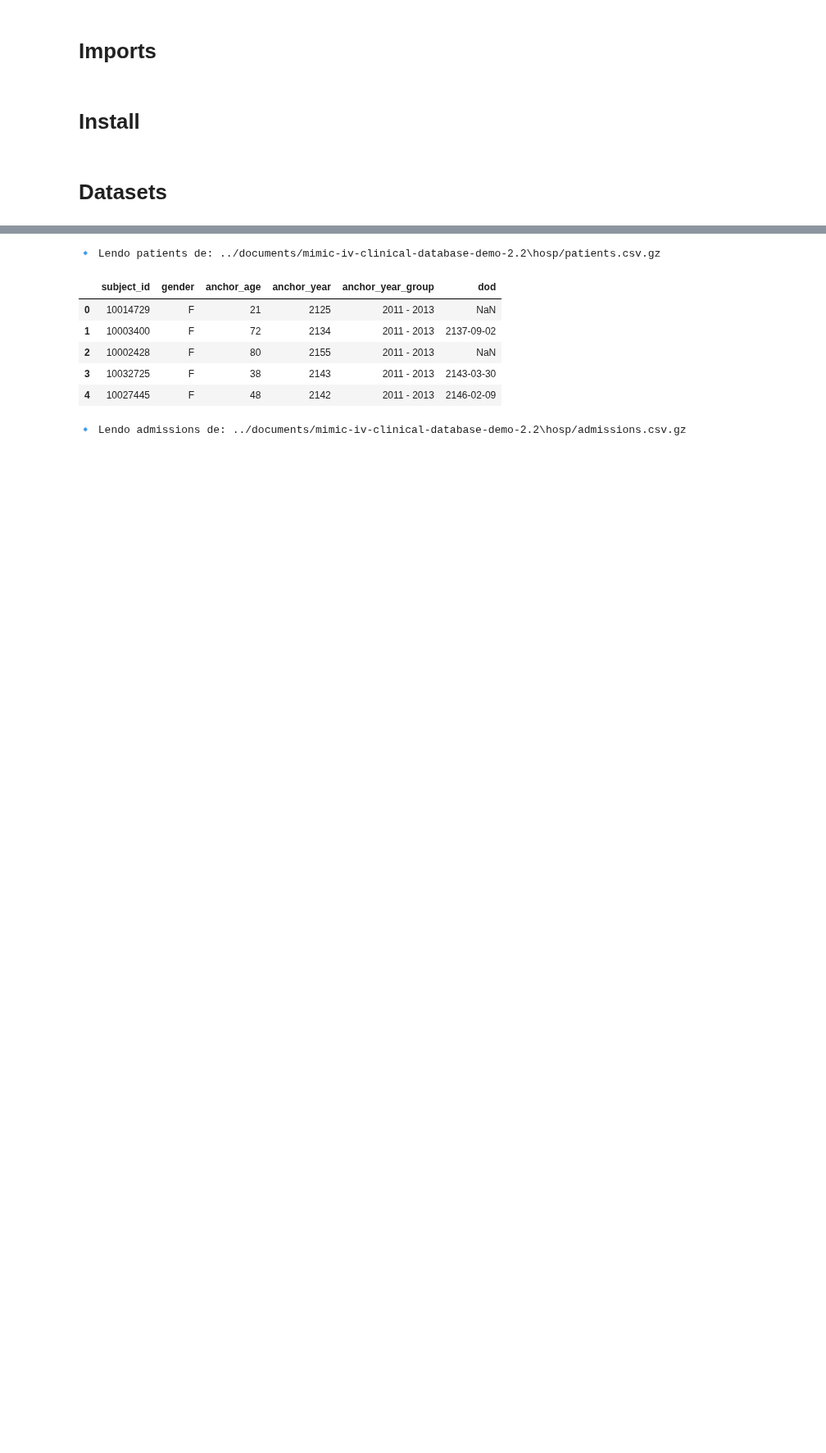
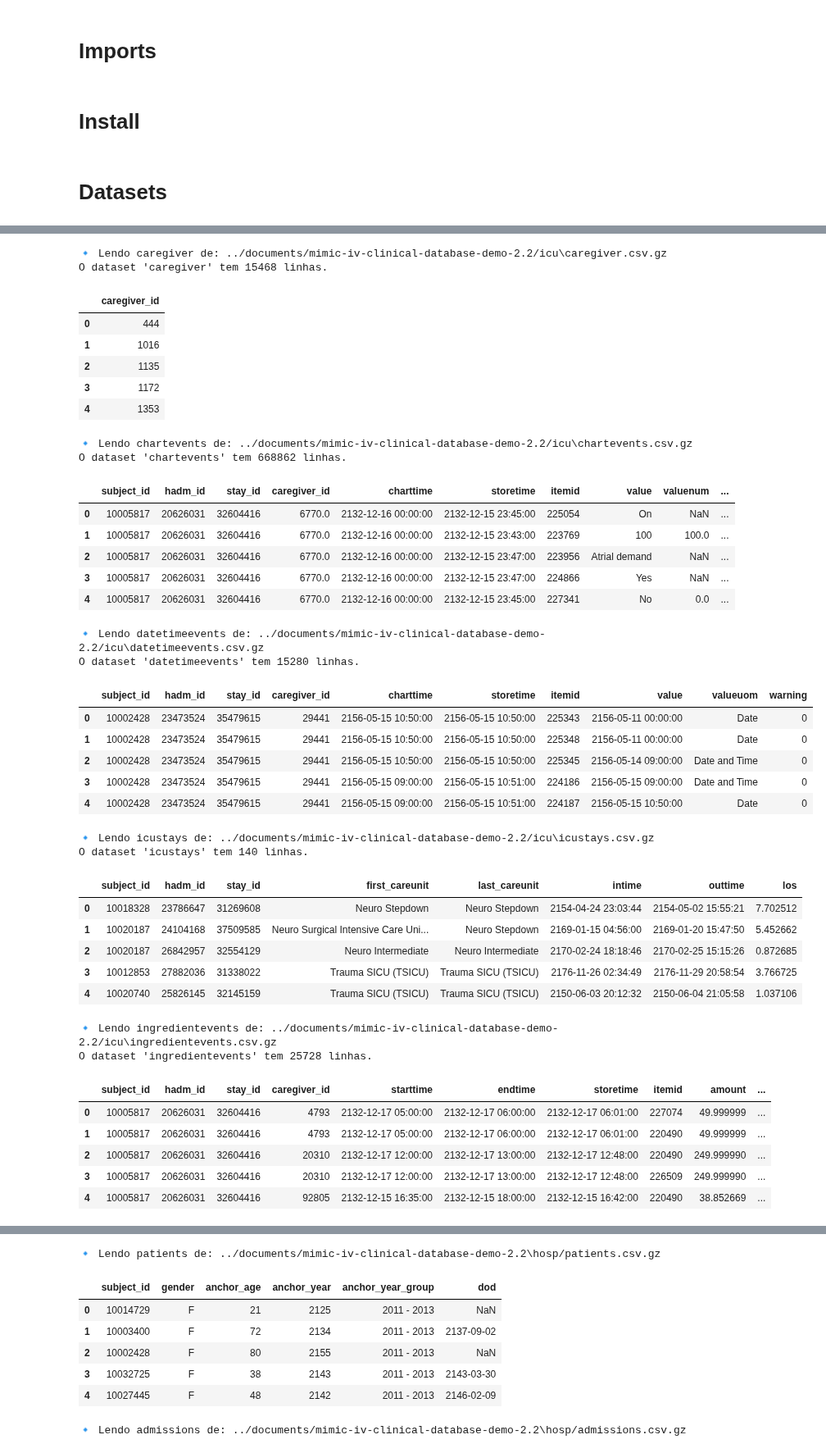
Before and after one commit to CatarinaCosta02/Master_Thesis, a Jupyter notebook: profiling/diagnosis.ipynb, the cells around one changed output, grey strips where cells are left out. Shown at 82% size. Saved outputs shown, nothing was run; the diff lists cells and outputs as text; code cells hidden in the pictures; blank space fills up the shorter version.

```diff
--- a/profiling/diagnosis.ipynb
+++ b/profiling/diagnosis.ipynb
@@ -13,0 +102,66 @@ import seaborn as sns
+# %%
+base_path_icu = r"../documents/mimic-iv-clinical-database-demo-2.2/icu"
+
+files_to_load_icu = {
+    "caregiver": "caregiver.csv.gz",
+    "chartevents": "chartevents.csv.gz",
+    "d_items": "d_items.csv.gz",
+    "datetimeevents": "datetimeevents.csv.gz",
+    "icustays": "icustays.csv.gz",
+    "ingredientevents": "ingredientevents.csv.gz",
+    "inputevents": "inputevents.csv.gz",
+    "outputevents": "outputevents.csv.gz",
+    "procedureevents": "procedureevents.csv.gz",
+}
+
+for name, relative_path in files_to_load_icu.items():
+    full_path = os.path.join(base_path_icu, relative_path)
+    if os.path.exists(full_path):
+        print(f"\n🔹 Lendo {name} de: {full_path}")
+        df = pd.read_csv(full_path, compression='gzip', low_memory=False)
+        globals()[name] = df
+        print(f"O dataset '{name}' tem {len(df)} linhas.")
+        display(df.head())
+    else:
+        print(f"Ficheiro não encontrado: {full_path}")
+# %% [output]
+🔹 Lendo caregiver de: ../documents/mimic-iv-clinical-database-demo-2.2/icu\caregiver.csv.gz
+O dataset 'caregiver' tem 15468 linhas.
+|  | caregiver_id |
+| 0 | 444 |
+| 1 | 1016 |
+| 2 | 1135 |
+| 3 | 1172 |
+| 4 | 1353 |
+🔹 Lendo chartevents de: ../documents/mimic-iv-clinical-database-demo-2.2/icu\chartevents.csv.gz
+O dataset 'chartevents' tem 668862 linhas.
+|  | subject_id | hadm_id | stay_id | caregiver_id | charttime | storetime | itemid | value | valuenum | ... |
+| 0 | 10005817 | 20626031 | 32604416 | 6770.0 | 2132-12-16 00:00:00 | 2132-12-15 23:45:00 | 225054 | On | NaN | ... |
+| 1 | 10005817 | 20626031 | 32604416 | 6770.0 | 2132-12-16 00:00:00 | 2132-12-15 23:43:00 | 223769 | 100 | 100.0 | ... |
+| 2 | 10005817 | 20626031 | 32604416 | 6770.0 | 2132-12-16 00:00:00 | 2132-12-15 23:47:00 | 223956 | Atrial demand | NaN | ... |
+| 3 | 10005817 | 20626031 | 32604416 | 6770.0 | 2132-12-16 00:00:00 | 2132-12-15 23:47:00 | 224866 | Yes | NaN | ... |
+| 4 | 10005817 | 20626031 | 32604416 | 6770.0 | 2132-12-16 00:00:00 | 2132-12-15 23:45:00 | 227341 | No | 0.0 | ... |
+🔹 Lendo datetimeevents de: ../documents/mimic-iv-clinical-database-demo-2.2/icu\datetimeevents.csv.gz
+O dataset 'datetimeevents' tem 15280 linhas.
+|  | subject_id | hadm_id | stay_id | caregiver_id | charttime | storetime | itemid | value | valueuom | warning |
+| 0 | 10002428 | 23473524 | 35479615 | 29441 | 2156-05-15 10:50:00 | 2156-05-15 10:50:00 | 225343 | 2156-05-11 00:00:00 | Date | 0 |
+| 1 | 10002428 | 23473524 | 35479615 | 29441 | 2156-05-15 10:50:00 | 2156-05-15 10:50:00 | 225348 | 2156-05-11 00:00:00 | Date | 0 |
+| 2 | 10002428 | 23473524 | 35479615 | 29441 | 2156-05-15 10:50:00 | 2156-05-15 10:50:00 | 225345 | 2156-05-14 09:00:00 | Date and Time | 0 |
+| 3 | 10002428 | 23473524 | 35479615 | 29441 | 2156-05-15 09:00:00 | 2156-05-15 10:51:00 | 224186 | 2156-05-15 09:00:00 | Date and Time | 0 |
+| 4 | 10002428 | 23473524 | 35479615 | 29441 | 2156-05-15 09:00:00 | 2156-05-15 10:51:00 | 224187 | 2156-05-15 10:50:00 | Date | 0 |
+🔹 Lendo icustays de: ../documents/mimic-iv-clinical-database-demo-2.2/icu\icustays.csv.gz
+O dataset 'icustays' tem 140 linhas.
+|  | subject_id | hadm_id | stay_id | first_careunit | last_careunit | intime | outtime | los |
+| 0 | 10018328 | 23786647 | 31269608 | Neuro Stepdown | Neuro Stepdown | 2154-04-24 23:03:44 | 2154-05-02 15:55:21 | 7.702512 |
+| 1 | 10020187 | 24104168 | 37509585 | Neuro Surgical Intensive Care Uni... | Neuro Stepdown | 2169-01-15 04:56:00 | 2169-01-20 15:47:50 | 5.452662 |
+| 2 | 10020187 | 26842957 | 32554129 | Neuro Intermediate | Neuro Intermediate | 2170-02-24 18:18:46 | 2170-02-25 15:15:26 | 0.872685 |
+| 3 | 10012853 | 27882036 | 31338022 | Trauma SICU (TSICU) | Trauma SICU (TSICU) | 2176-11-26 02:34:49 | 2176-11-29 20:58:54 | 3.766725 |
+| 4 | 10020740 | 25826145 | 32145159 | Trauma SICU (TSICU) | Trauma SICU (TSICU) | 2150-06-03 20:12:32 | 2150-06-04 21:05:58 | 1.037106 |
+🔹 Lendo ingredientevents de: ../documents/mimic-iv-clinical-database-demo-2.2/icu\ingredientevents.csv.gz
+O dataset 'ingredientevents' tem 25728 linhas.
+|  | subject_id | hadm_id | stay_id | caregiver_id | starttime | endtime | storetime | itemid | amount | ... |
+| 0 | 10005817 | 20626031 | 32604416 | 4793 | 2132-12-17 05:00:00 | 2132-12-17 06:00:00 | 2132-12-17 06:01:00 | 227074 | 49.999999 | ... |
+| 1 | 10005817 | 20626031 | 32604416 | 4793 | 2132-12-17 05:00:00 | 2132-12-17 06:00:00 | 2132-12-17 06:01:00 | 220490 | 49.999999 | ... |
+| 2 | 10005817 | 20626031 | 32604416 | 20310 | 2132-12-17 12:00:00 | 2132-12-17 13:00:00 | 2132-12-17 12:48:00 | 220490 | 249.999990 | ... |
+| 3 | 10005817 | 20626031 | 32604416 | 20310 | 2132-12-17 12:00:00 | 2132-12-17 13:00:00 | 2132-12-17 12:48:00 | 226509 | 249.999990 | ... |
+| 4 | 10005817 | 20626031 | 32604416 | 92805 | 2132-12-15 16:35:00 | 2132-12-15 18:00:00 | 2132-12-15 16:42:00 | 220490 | 38.852669 | ... |
```
Also changed, not shown: parts of 3 cells of this notebook.
